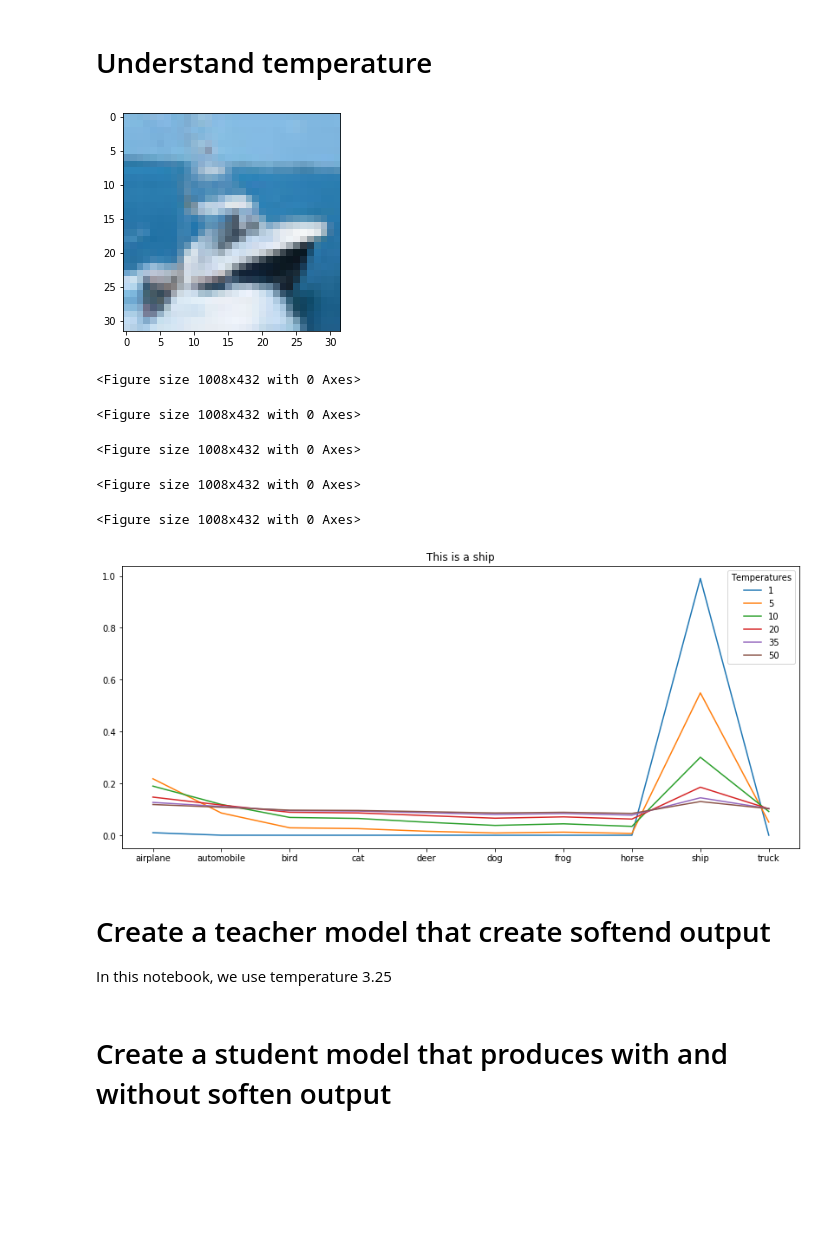
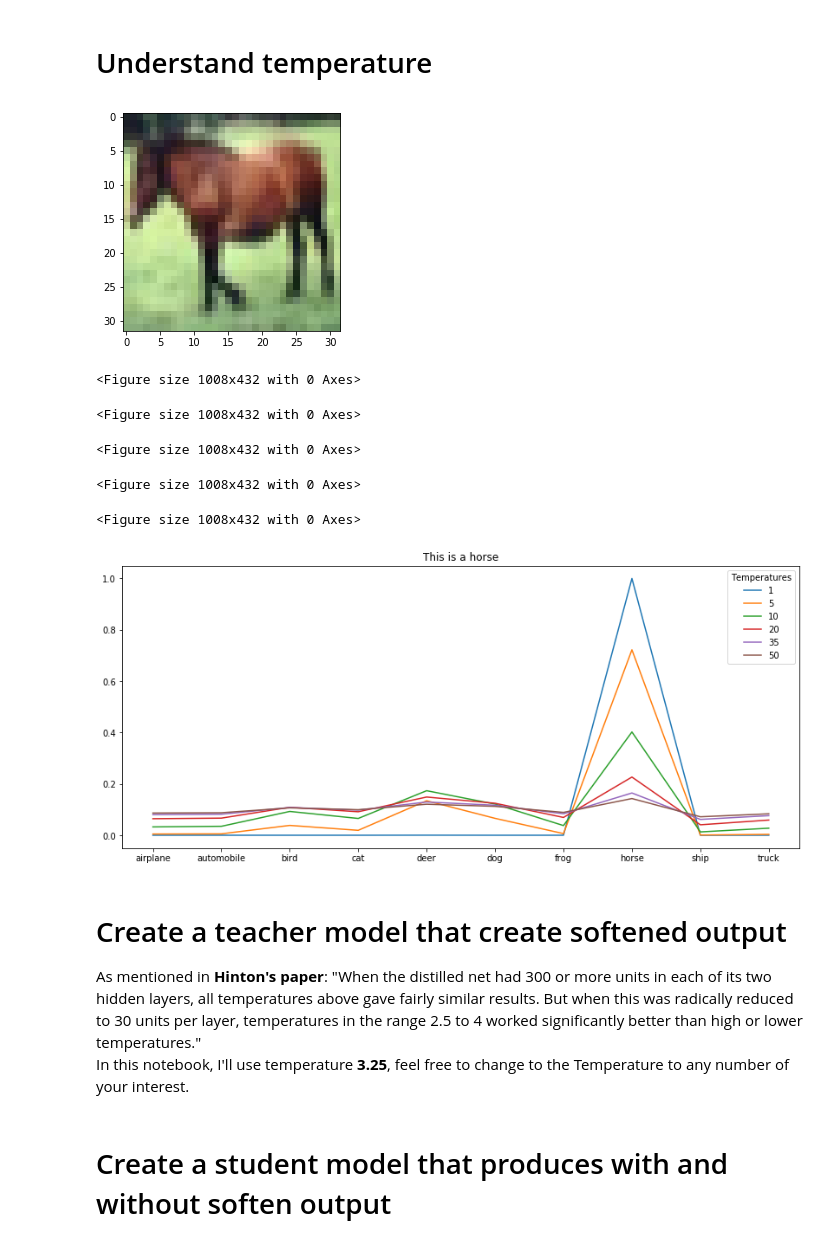
Before and after one commit to patrickphat/Knowledge-Distillation-Keras, a Jupyter notebook: Knowledge_Distillation_Notebook.ipynb, the cells around one changed output. Cells and saved outputs as stored; diff of their text form; code cells hidden in the pictures; blank space fills up the shorter version.

```diff
--- a/Knowledge_Distillation_Notebook.ipynb
+++ b/Knowledge_Distillation_Notebook.ipynb
@@ -128,44 +130,45 @@ logits_plot = []
 class_names = ["airplane","automobile","bird","cat","deer","dog","frog","horse","ship","truck"]
 
 
 # Choose the item to visualize temperature
-item_idx = 8
+item_idx = 7
 
 item_image = x_train[item_idx]
 
 plt.imshow(item_image)
 
 Temperatures = [1,5,10,20,35,50]
 
 
 for Temperature in Temperatures:
   # Create temperature layer that produces logits with temperature
   T_layer = Lambda(lambda x:x/Temperature)(Teacher_logits.output)
 
   # Create a softmax layer
   Softmax_layer = Softmax()(T_layer)
   # Add the teacher T_layer to the whole model
   Teacher_logits_soften = Model(Teacher.input,Softmax_layer)
 
   # Append for plotting
   logits_plot.append(Teacher_logits_soften.predict(np.array([item_image])))
 
   plt.figure(figsize=(14, 6))
 for i in range(len(Temperatures)):
   sns.lineplot(class_names,logits_plot[i][0],legend="full")
   plt.title('This is a '+ class_names[y_train[item_idx][0]])
   plt.legend(Temperatures,title="Temperatures")
 # %% [output]
-[figure, old version]
+[figure, new version]
 <Figure size 1008x432 with 0 Axes>
 <Figure size 1008x432 with 0 Axes>
 <Figure size 1008x432 with 0 Axes>
 <Figure size 1008x432 with 0 Axes>
 <Figure size 1008x432 with 0 Axes>
-[figure, old version]
+[figure, new version]
-# %% [markdown]
-# Create a teacher model that create softend output
-In this notebook, we use temperature 3.25
+# %% [markdown]
+# Create a teacher model that create softened output
+As mentioned in **Hinton's paper**:  "When the distilled net had 300 or more units in each of its two hidden layers, all temperatures above gave fairly similar results. But when this was radically reduced to 30 units per layer, temperatures in the range 2.5 to 4 worked significantly better than high or lower temperatures."
+In this notebook, I'll use temperature **3.25**, feel free to change to the Temperature to any number of your interest.
 # %%
 Temperature = 3.25
 T_layer = Lambda(lambda x:x/Temperature)(Teacher_logits.output)
```
Also changed, not shown: parts of 5 cells of this notebook.
